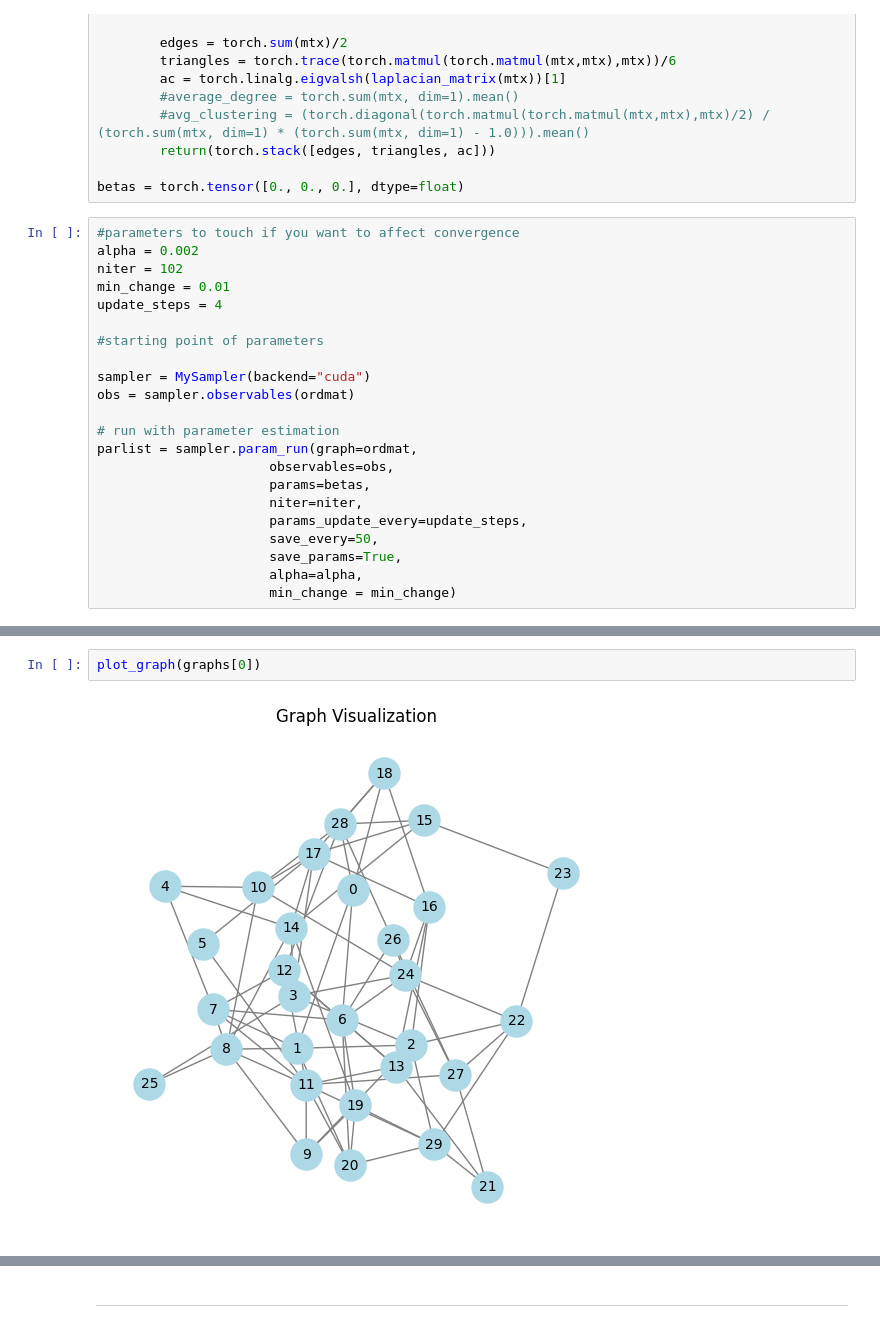
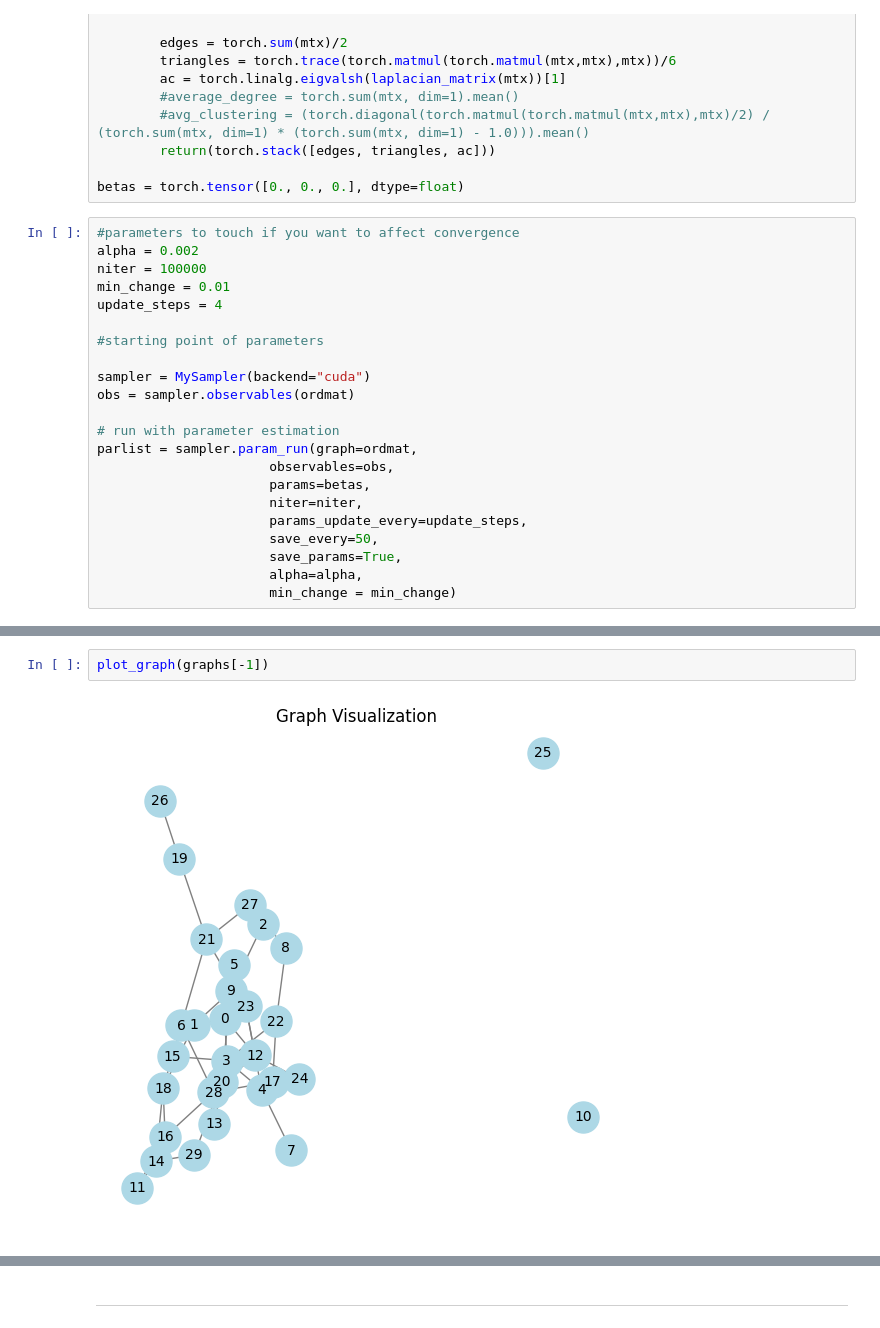
Before and after one commit to LorenzoTonet/torch_erg_experiments, a Jupyter notebook: tesi_notebook_esempi.ipynb, the cells around one changed output, grey strips where cells are left out. Drawn from its saved outputs; the diff is of its cells as text.

```diff
--- a/tesi_notebook_esempi.ipynb
+++ b/tesi_notebook_esempi.ipynb
@@ -58,7 +60,7 @@ betas = torch.tensor([0., 0., 0.], dtype=float)
 # %%
 #parameters to touch if you want to affect convergence
 alpha = 0.002
-niter = 102
+niter = 100000
 min_change = 0.01
 update_steps = 4
 
@@ -123,7 +125,7 @@ Mean obs:  tensor([92.3333, 38.6667,  1.6946], dtype=torch.float64)
 # %%
-plot_graph(graphs[0])
+plot_graph(graphs[-1])
 # %% [output]
-[figure, old version]
+[figure, new version]
 # %%
 hist_obs_samples(observables, obs)
 boxplot_obs_samples(observables, obs)
```
Also changed, not shown: parts of 13 cells of this notebook, 4 other files.
